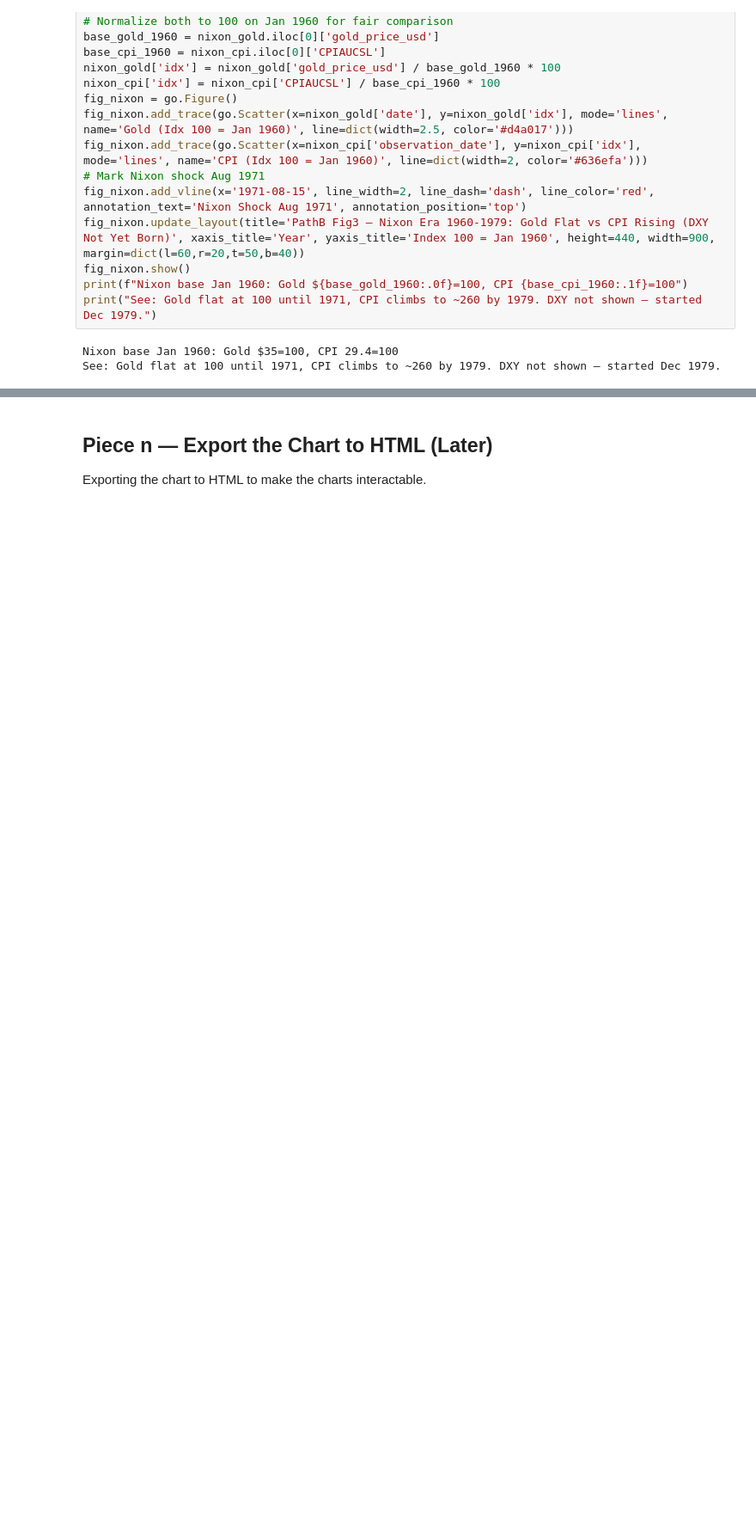
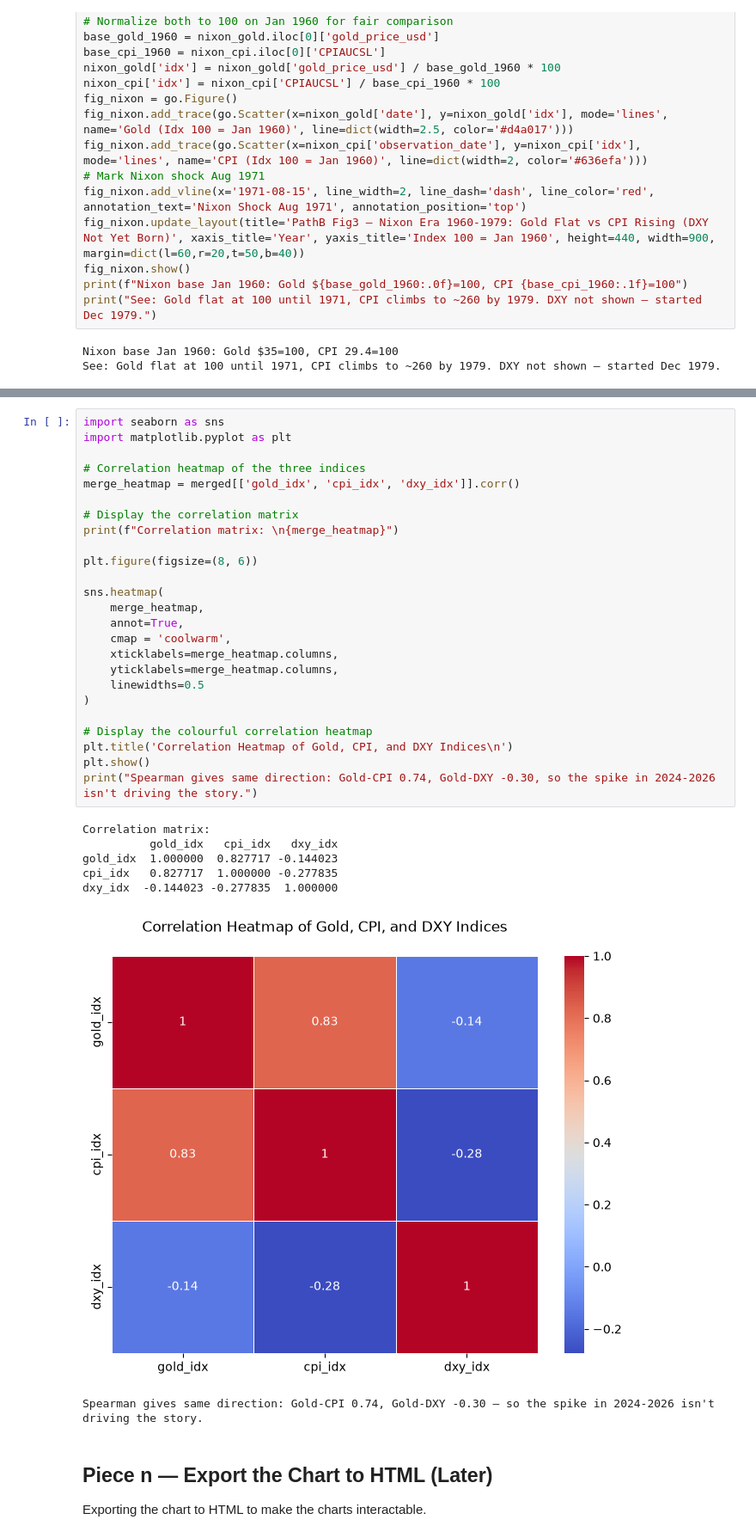
Before and after one commit to DanielValentino40/Visual-Gold-Explorer-Why-Gold-Moves-in-Crisis-with-Honest-Baseline-, a Jupyter notebook: Visual-Gold-Explorer-PathB.ipynb, the cells around one changed output, grey strips where cells are left out. Shown at 86% size. Saved outputs shown, nothing was run; the diff lists cells and outputs as text; blank space fills up the shorter version.

Commit message:
Feat: Added static correlation matrix and heatmap of Gold Price, CPI, and USD Index indices

```diff
--- a/Visual-Gold-Explorer-PathB.ipynb
+++ b/Visual-Gold-Explorer-PathB.ipynb
@@ -363,3 +373,36 @@ See: Gold flat at 100 until 1971, CPI climbs to ~260 by 1979. DXY not shown —
+# %%
+import seaborn as sns
+import matplotlib.pyplot as plt
+
+# Correlation heatmap of the three indices
+merge_heatmap = merged[['gold_idx', 'cpi_idx', 'dxy_idx']].corr()
+
+# Display the correlation matrix
+print(f"Correlation matrix: \n{merge_heatmap}")
+
+plt.figure(figsize=(8, 6))
+
+sns.heatmap(
+    merge_heatmap,
+    annot=True,
+    cmap = 'coolwarm',
+    xticklabels=merge_heatmap.columns,
+    yticklabels=merge_heatmap.columns,
+    linewidths=0.5
+)
+
+# Display the colourful correlation heatmap
+plt.title('Correlation Heatmap of Gold, CPI, and DXY Indices\n')
+plt.show()
+print("Spearman gives same direction: Gold-CPI 0.74, Gold-DXY -0.30, so the spike in 2024-2026 isn't driving the story.")
+# %% [output]
+Correlation matrix:
+          gold_idx   cpi_idx   dxy_idx
+gold_idx  1.000000  0.827717 -0.144023
+cpi_idx   0.827717  1.000000 -0.277835
+dxy_idx  -0.144023 -0.277835  1.000000
+[figure, added]
+Spearman gives same direction: Gold-CPI 0.74, Gold-DXY -0.30 — so the spike in 2024-2026 isn't driving the story.
 # %% [markdown]
 ## Piece n — Export the Chart to HTML (Later)
 Exporting the chart to HTML to make the charts interactable.
```
Also changed, not shown: parts of 1 cell of this notebook.
